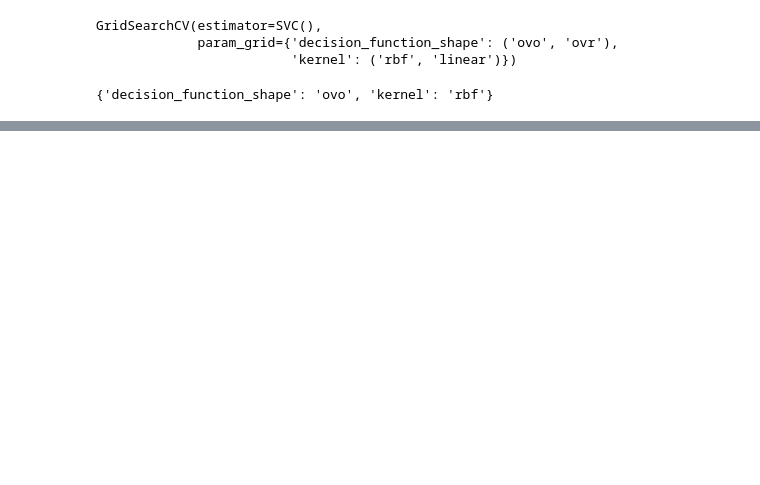
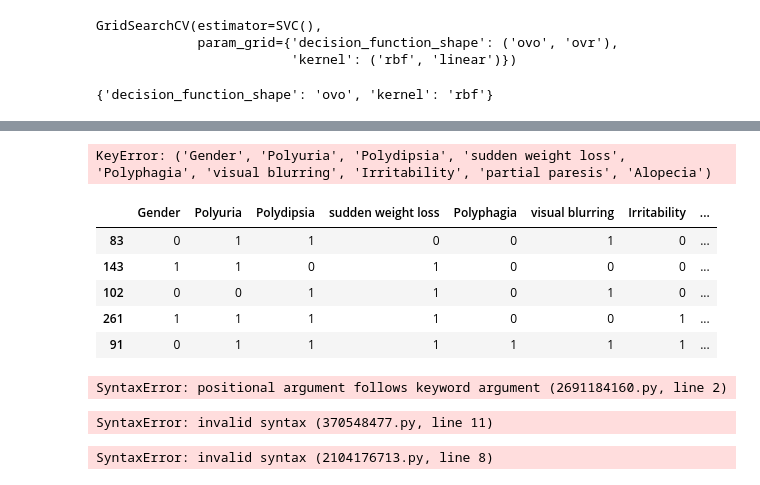
Before and after one commit to ryand0n/SC2022-BatchD-electric-pythons, a Jupyter notebook: Joshua Jesiah/Project EDA/EDA.ipynb, the cells around one changed output, grey strips where cells are left out. Cells and saved outputs as stored; diff of their text form; code cells hidden in the pictures; blank space fills up the shorter version.

```diff
--- a/Joshua Jesiah/Project EDA/EDA.ipynb
+++ b/Joshua Jesiah/Project EDA/EDA.ipynb
@@ -728,0 +732,65 @@ fig.show()
+# %%
+import plotly.graph_objects as go
+
+labels = df['Gender','Polyuria','Polydipsia','sudden weight loss', 'Polyphagia', 'visual blurring', 'Irritability', 'partial paresis', 'Alopecia']
+values = df['Gender','Polyuria','Polydipsia','sudden weight loss', 'Polyphagia', 'visual blurring', 'Irritability', 'partial paresis', 'Alopecia']
+
+# Use `hole` to create a donut-like pie chart
+fig = go.Figure(data=[go.Pie(labels=labels, values=values, hole=.3)])
+fig.show()
+# %% [output]
+KeyError: ('Gender', 'Polyuria', 'Polydipsia', 'sudden weight loss', 'Polyphagia', 'visual blurring', 'Irritability', 'partial paresis', 'Alopecia')
+# %%
+x_test.head()
+# %% [output]
+|  | Gender | Polyuria | Polydipsia | sudden weight loss | Polyphagia | visual blurring | Irritability | ... |
+| 83 | 0 | 1 | 1 | 0 | 0 | 1 | 0 | ... |
+| 143 | 1 | 1 | 0 | 1 | 0 | 0 | 0 | ... |
+| 102 | 0 | 0 | 1 | 1 | 0 | 1 | 0 | ... |
+| 261 | 1 | 1 | 1 | 1 | 0 | 0 | 1 | ... |
+| 91 | 0 | 1 | 1 | 1 | 1 | 1 | 1 | ... |
+# %%
+import plotly.express as px
+fig = px.pie(data, values= 'Gender','Polyuria','Polydipsia','sudden weight loss', 'Polyphagia', 'visual blurring', 'Irritability', 'partial paresis', 'Alopecia')
+fig.show()
+# %% [output]
+SyntaxError: positional argument follows keyword argument (2691184160.py, line 2)
+# %%
+import plotly.express as px
+
+fig = make_subplots(rows=3, cols=3)
+
+fig.append_trace(go.Histogram(name="Gender", x=df['Gender'], y=df['class']),row=1, col=1)
+fig.append_trace(go.Histogram(name='Irritability', x=df['Irritability'], y=df['class']),row=1, col=2)
+fig.append_trace(go.Histogram(name = 'partial paresis', x=df['partial paresis'], y=df['class']),row=1, col=3)
+fig.append_trace(go.Histogram(name = 'sudden weight loss', x=df['sudden weight loss'], y=df['class']), row=2, col=1)
+fig.append_trace(go.Histogram(name = 'Polyphagia', x=df['Polyphagia'], y=df['class']),row=2,
+fig.append_trace(go.Histogram(name = 'Polydipsia', x=df['Polydipsia'], y=df['class']),row=3, col=1)
+fig.append_trace(go.Histogram(name = 'visual blurring', x=df['visual blurring'], y=df['class']), row=3, col=2)
+fig.append_trace(go.Histogram(name = 'Alopecia', x=df['Alopecia'], y=df['class']),row=3, col=3)
+
+fig.update_layout(legend_title_text='Features', title_text='Positive or Negative Features', title_x=0.5)
+fig.show()
+
+fig.write_html("histograms.html")
+# %% [output]
+SyntaxError: invalid syntax (370548477.py, line 11)
+# %%
+library(plotly)
+library(dplyr)
+
+# Get Manufacturer
+mtcarsmanuf <- sapply(strsplit(rownames(mtcars), " "), "[[", 1)
+
+df <- mtcars
+df <- df group_by(manuf)
+df <- df summarize(count = n())
+fig <- df plot_ly(labels = ~manuf, values = ~count)
+fig <- fig add_pie(hole = 0.6)
+fig <- fig layout(title = "Donut charts using Plotly",  showlegend = F,
+                      xaxis = list(showgrid = FALSE, zeroline = FALSE, showticklabels = FALSE),
+                      yaxis = list(showgrid = FALSE, zeroline = FALSE, showticklabels = FALSE))
+
+fig
+# %% [output]
+SyntaxError: invalid syntax (2104176713.py, line 8)
```
Also changed, not shown: parts of 50 cells of this notebook, 37 other files.
